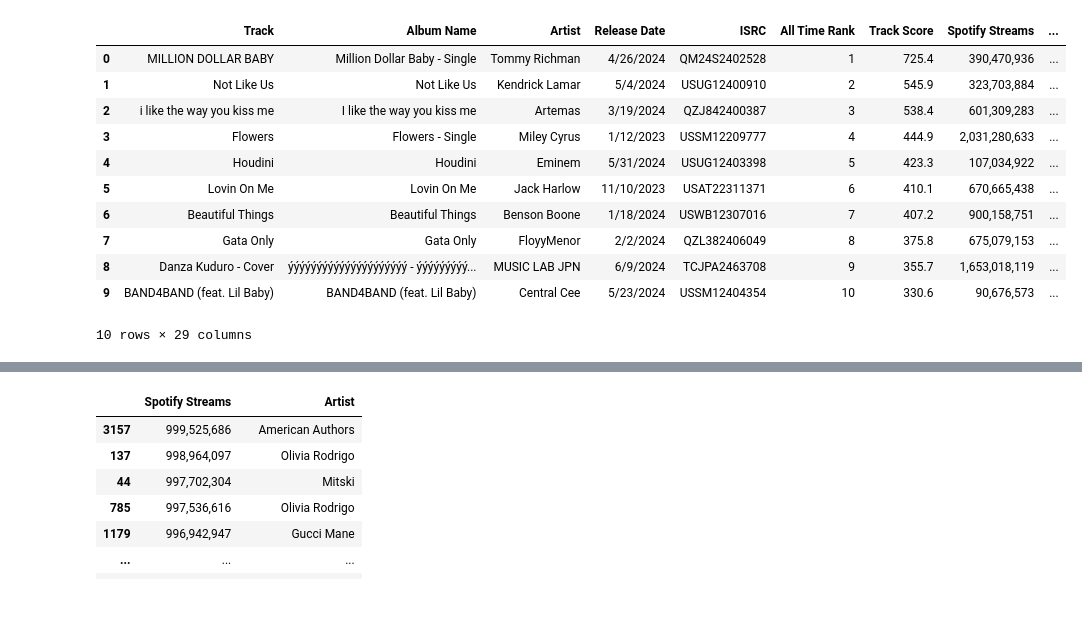
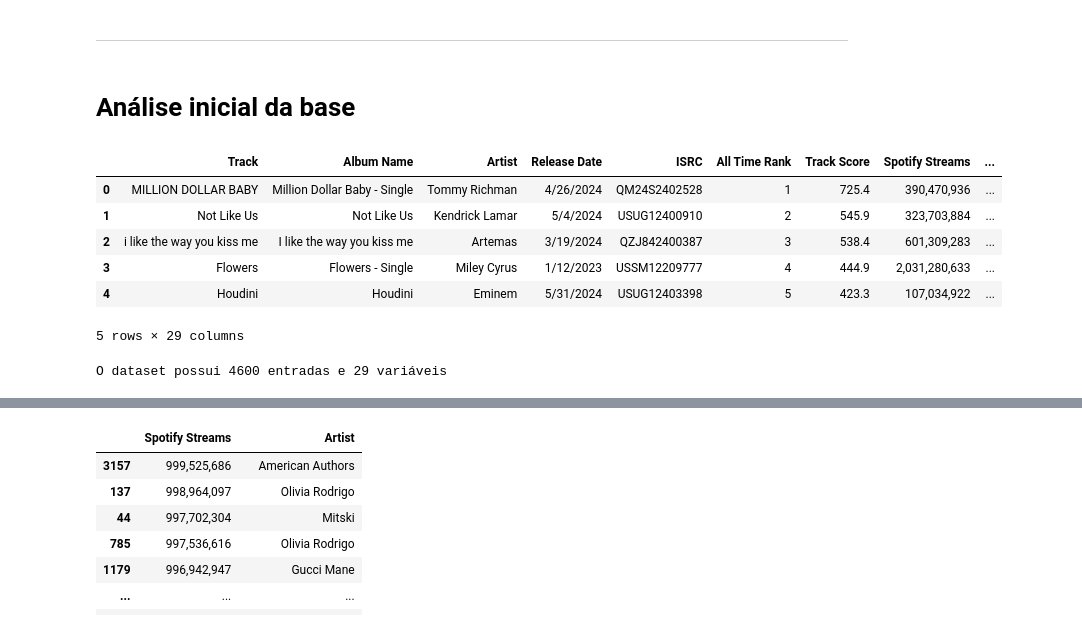
Before and after one commit to MizunoYudi/AD-Musicas-Mais-Tocadas, a Jupyter notebook: projeto.ipynb, the cells around one changed output, grey strips where cells are left out. Saved outputs shown, nothing was run; the diff lists cells and outputs as text; code cells hidden in the pictures.

Commit message:
feat: exploração inicial e verificação da qualidade dos dados

```diff
--- a/projeto.ipynb
+++ b/projeto.ipynb
@@ -3,3 +47,7 @@
+# %% [markdown]
+
+
+---
 # %%
 path = "/content/drive/MyDrive/AD/05_músicas_mais_tocadas.csv"
 # %%
@@ -9,18 +57,19 @@ import matplotlib.pyplot as plt
 import seaborn as sns
 # %%
 df_musicas = pd.read_csv(path, sep = ",")
+# %% [markdown]
+# Análise inicial da base
 # %%
-df_musicas.head(10)
+df_musicas.head(5)
 # %% [output]
 |  | Track | Album Name | Artist | Release Date | ISRC | All Time Rank | Track Score | Spotify Streams | ... |
 | 0 | MILLION DOLLAR BABY | Million Dollar Baby - Single | Tommy Richman | 4/26/2024 | QM24S2402528 | 1 | 725.4 | 390,470,936 | ... |
 | 1 | Not Like Us | Not Like Us | Kendrick Lamar | 5/4/2024 | USUG12400910 | 2 | 545.9 | 323,703,884 | ... |
 | 2 | i like the way you kiss me | I like the way you kiss me | Artemas | 3/19/2024 | QZJ842400387 | 3 | 538.4 | 601,309,283 | ... |
 | 3 | Flowers | Flowers - Single | Miley Cyrus | 1/12/2023 | USSM12209777 | 4 | 444.9 | 2,031,280,633 | ... |
 | 4 | Houdini | Houdini | Eminem | 5/31/2024 | USUG12403398 | 5 | 423.3 | 107,034,922 | ... |
-| 5 | Lovin On Me | Lovin On Me | Jack Harlow | 11/10/2023 | USAT22311371 | 6 | 410.1 | 670,665,438 | ... |
-| 6 | Beautiful Things | Beautiful Things | Benson Boone | 1/18/2024 | USWB12307016 | 7 | 407.2 | 900,158,751 | ... |
-| 7 | Gata Only | Gata Only | FloyyMenor | 2/2/2024 | QZL382406049 | 8 | 375.8 | 675,079,153 | ... |
-| 8 | Danza Kuduro - Cover | ýýýýýýýýýýýýýýýýýýýýý - ýýýýýýýýý... | MUSIC LAB JPN | 6/9/2024 | TCJPA2463708 | 9 | 355.7 | 1,653,018,119 | ... |
-| 9 | BAND4BAND (feat. Lil Baby) | BAND4BAND (feat. Lil Baby) | Central Cee | 5/23/2024 | USSM12404354 | 10 | 330.6 | 90,676,573 | ... |
-10 rows × 29 columns
+5 rows × 29 columns
+# %%
+print(f'O dataset possui {df_musicas.shape[0]} entradas e {df_musicas.shape[1]} variáveis')
+# %% [output]
+O dataset possui 4600 entradas e 29 variáveis
```
Also changed, not shown: parts of 10 cells of this notebook.
